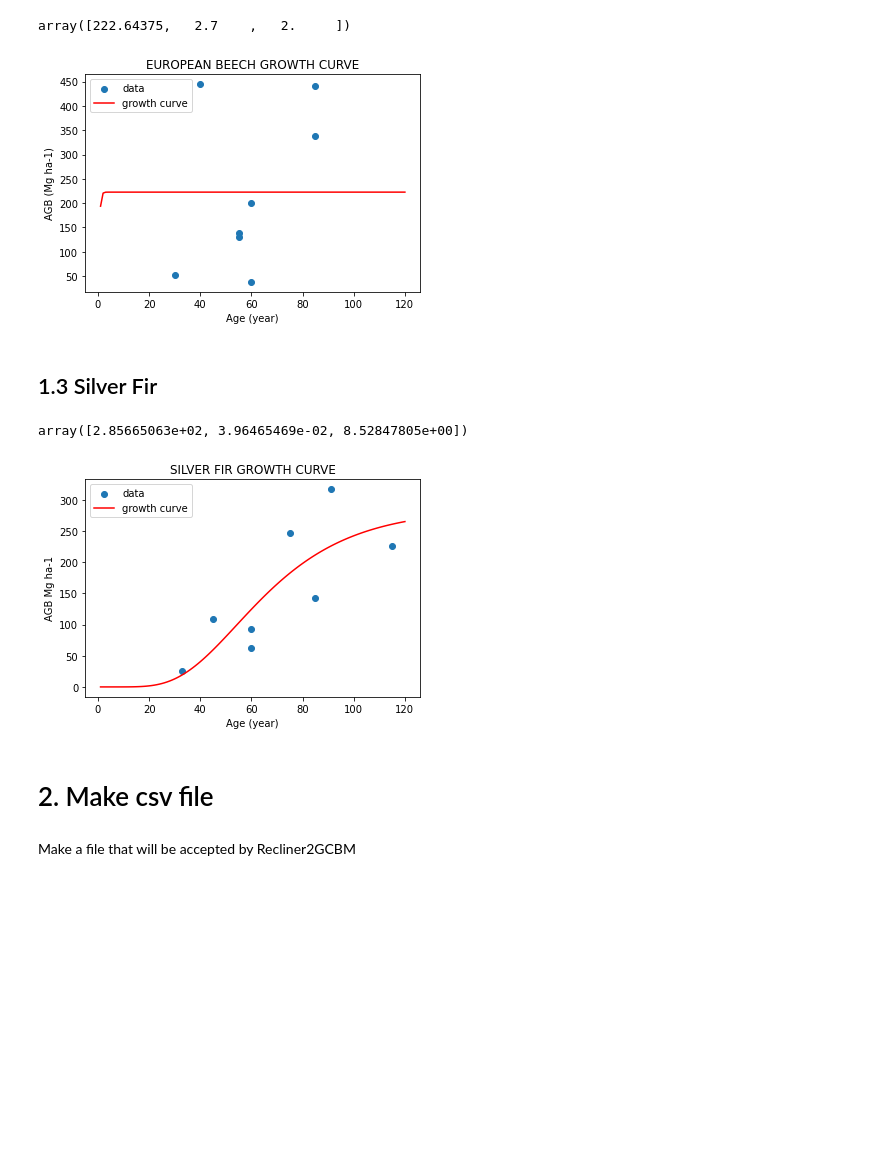
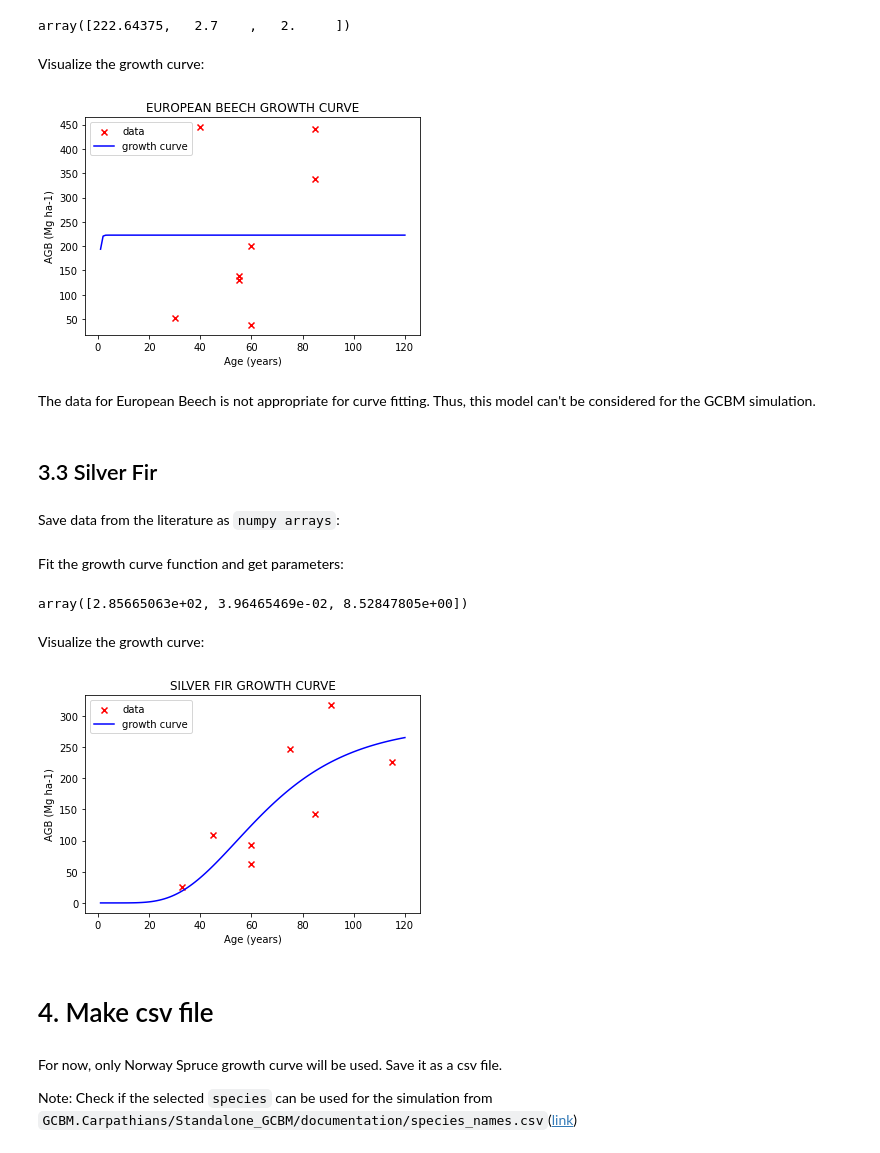
Before and after one commit to derha/GCBM.Carpathians.Data, a Jupyter notebook: Tabular_Data/Tabular_Data.ipynb, the cells around one changed output. Cells and saved outputs as stored; diff of their text form; code cells hidden in the pictures; blank space fills up the shorter version.

```diff
--- a/Tabular_Data/Tabular_Data.ipynb
+++ b/Tabular_Data/Tabular_Data.ipynb
@@ -53,42 +113,54 @@ params
 # %% [output]
 array([222.64375,   2.7    ,   2.     ])
+# %% [markdown]
+Visualize the growth curve:
 # %%
-plt.scatter(x_data, y_data, label='data')
+plt.scatter(x_data_eb, y_data_eb, label='data', marker='x', c='r')
 x = np.linspace(1, 120, 120)
-plt.plot(x, growth_curve(x, *params), 'r-', label='growth curve')
+plt.plot(x, growth_curve(x, *params_eb), 'b-', label='growth curve')
 
 plt.title('EUROPEAN BEECH GROWTH CURVE')
-plt.xlabel('Age (year)')
+plt.xlabel('Age (years)')
 plt.ylabel('AGB (Mg ha-1)')
 plt.legend()
 plt.show()
 # %% [output]
-[figure, old version]
+[figure, new version]
+# %% [markdown]
+The data for European Beech is not appropriate for curve fitting. Thus, this model can't be considered for the GCBM simulation.
 # %% [markdown]
-## 1.3 Silver Fir
+## 3.3 Silver Fir
+# %% [markdown]
+Save data from the literature as `numpy arrays`:
 # %%
 # age
-x_data = np.array([33, 45, 60, 60, 75, 85, 91, 115])
+x_data_sf = np.array([33, 45, 60, 60, 75, 85, 91, 115])
 # AGB
-y_data = np.array([26.02, 108.27, 61.76, 92.54, 246.98, 142.86, 317.32, 226.9])
+y_data_sf = np.array([26.02, 108.27, 61.76, 92.54, 246.98, 142.86, 317.32, 226.9])
+# %% [markdown]
+Fit the growth curve function and get parameters:
 # %%
-params, _ = curve_fit(growth_curve, x_data, y_data, [250, 0.3, 1])
-params
+params_sf, _ = curve_fit(growth_curve, x_data_sf, y_data_sf, [250, 0.3, 1])
+params_sf
 # %% [output]
 array([2.85665063e+02, 3.96465469e-02, 8.52847805e+00])
+# %% [markdown]
+Visualize the growth curve:
 # %%
-plt.scatter(x_data, y_data, label='data')
+plt.scatter(x_data_sf, y_data_sf, label='data', marker='x', c='r')
 x = np.linspace(1, 120, 120)
-plt.plot(x, growth_curve(x, *params), 'r-', label='growth curve')
+plt.plot(x, growth_curve(x, *params_sf), 'b-', label='growth curve')
 
 plt.title('SILVER FIR GROWTH CURVE')
-plt.xlabel('Age (year)')
-plt.ylabel('AGB Mg ha-1')
+plt.xlabel('Age (years)')
+plt.ylabel('AGB (Mg ha-1)')
 plt.legend()
 plt.show()
 # %% [output]
-[figure, old version]
+[figure, new version]
 # %% [markdown]
-# 2. Make csv file
+# 4. Make csv file
 # %% [markdown]
-Make a file that will be accepted by Recliner2GCBM
+For now, only Norway Spruce growth curve will be used. Save it as a csv file.
+
+Note: Check if the selected `species` can be used for the simulation from `GCBM.Carpathians/Standalone_GCBM/documentation/species_names.csv`([link](https://github.com/moja-global/GCBM.Carpathians/blob/main/Standalone_GCBM/documentation/species_names.csv))
```
Also changed, not shown: parts of 30 cells of this notebook, 2 other files.
